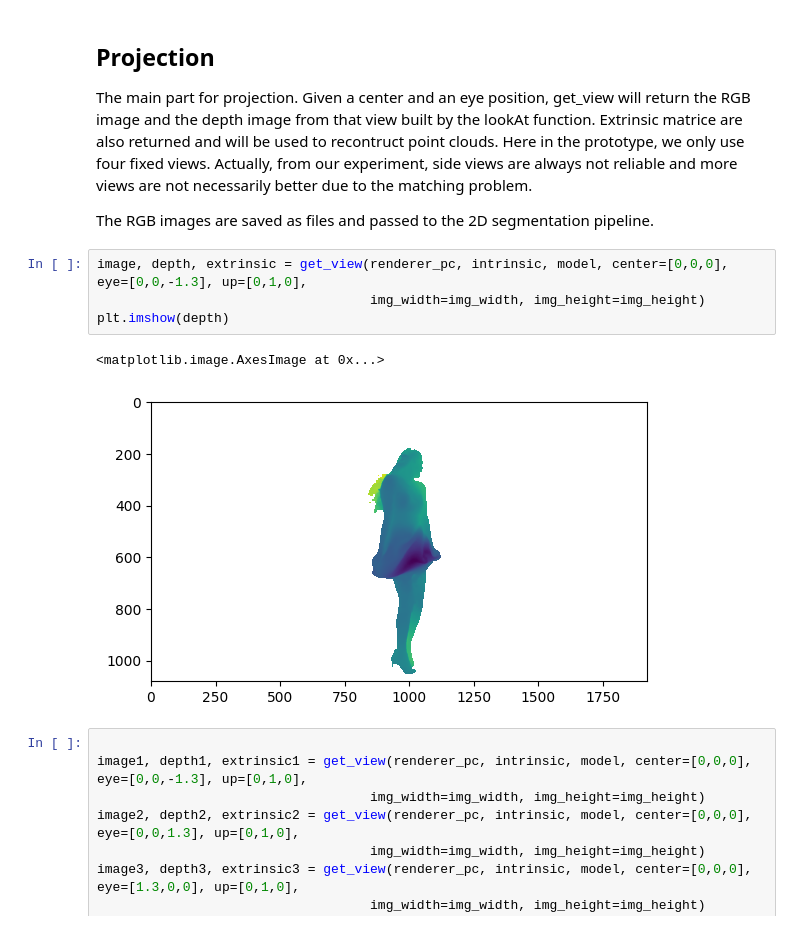
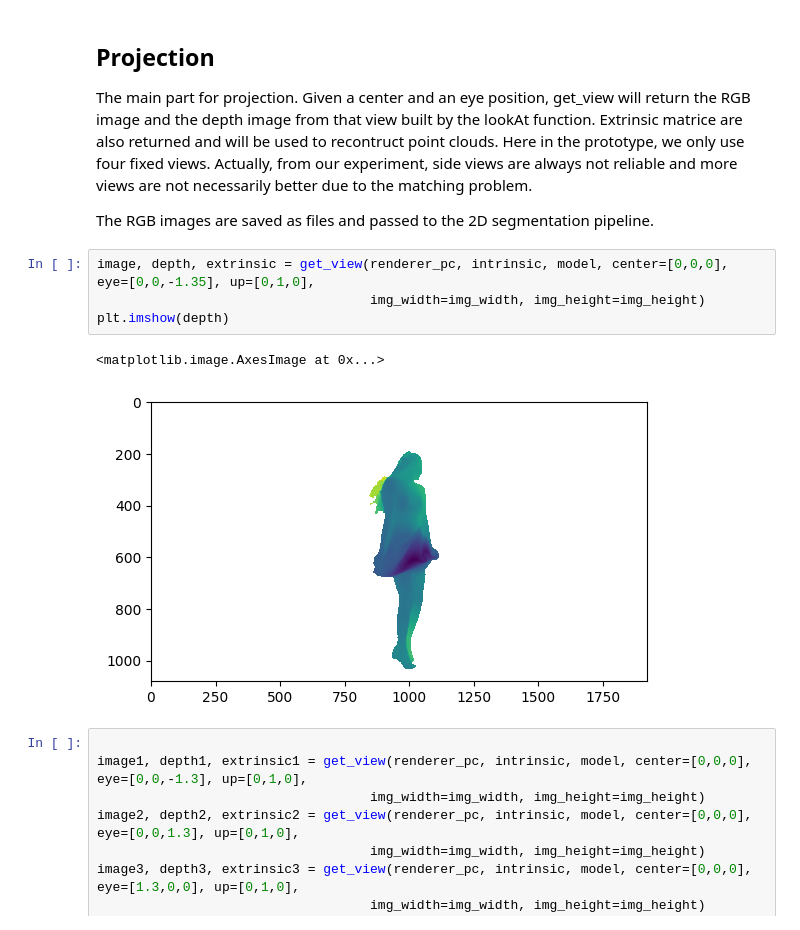
Before and after one commit to chris-new/ECE6123-Project, a Jupyter notebook: openModelRefactored.ipynb, the cells around one changed output. Drawn from its saved outputs; the diff is of its cells as text.

```diff
--- a/openModelRefactored.ipynb
+++ b/openModelRefactored.ipynb
@@ -168,12 +166,12 @@ The main part for projection. Given a center and an eye position, get_view will
 
 The RGB images are saved as files and passed to the 2D segmentation pipeline.
 # %%
-image, depth, extrinsic = get_view(renderer_pc, intrinsic, model, center=[0,0,0], eye=[0,0,-1.3], up=[0,1,0],
+image, depth, extrinsic = get_view(renderer_pc, intrinsic, model, center=[0,0,0], eye=[0,0,-1.35], up=[0,1,0],
                                    img_width=img_width, img_height=img_height)
 plt.imshow(depth)
 # %% [output]
 <matplotlib.image.AxesImage at 0x...>
-[figure, old version]
+[figure, new version]
 # %%
 
 image1, depth1, extrinsic1 = get_view(renderer_pc, intrinsic, model, center=[0,0,0], eye=[0,0,-1.3], up=[0,1,0],
```
Also changed, not shown: parts of 14 cells of this notebook.
